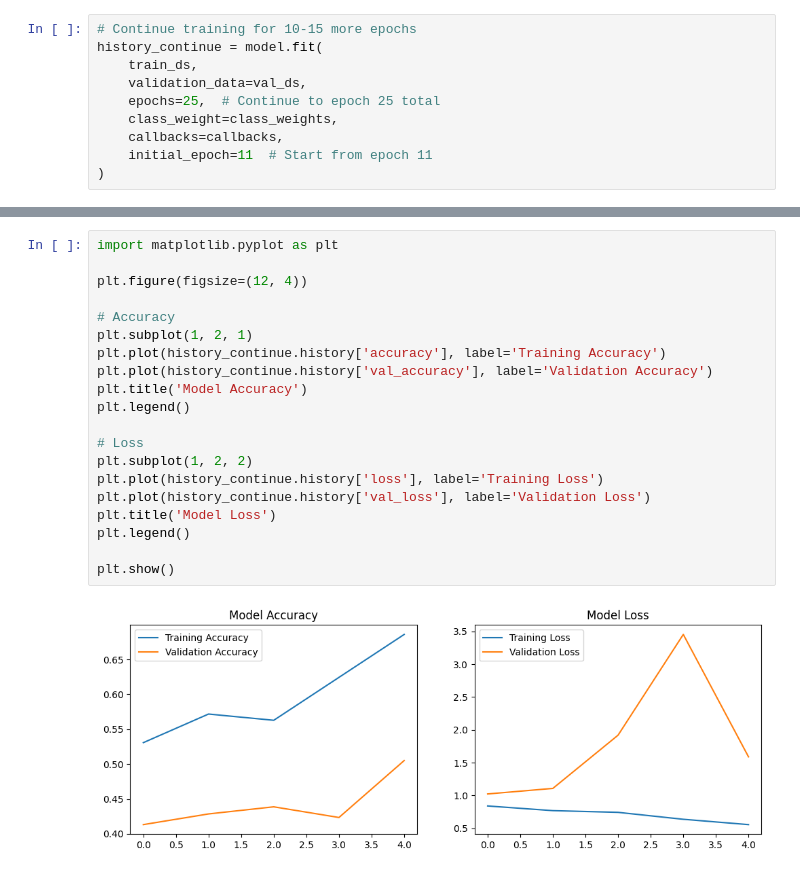
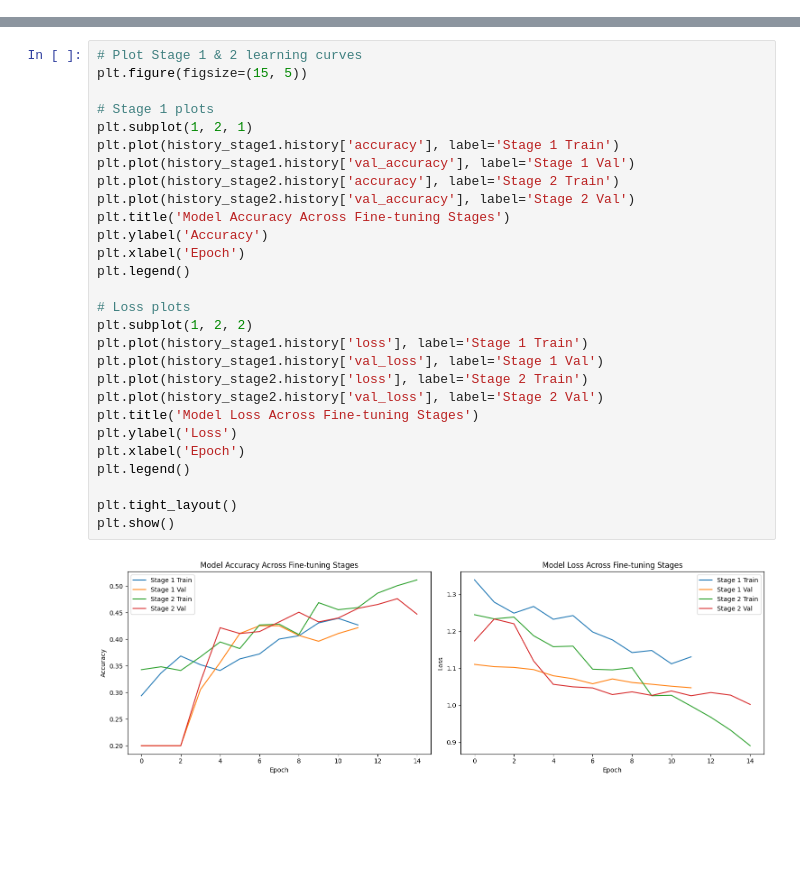
Before and after one commit to ksandeleon/automated-thermal-burn-severity-classifyer, a Jupyter notebook: the-real-and-true-training.ipynb, the cells around one changed output, grey strips where cells are left out. Saved outputs shown, nothing was run; the diff lists cells and outputs as text; blank space fills up the shorter version.

Commit message:
finished training

```diff
--- a/the-real-and-true-training.ipynb
+++ b/the-real-and-true-training.ipynb
@@ -219,10 +255,0 @@ plt.show()
-# %%
-# Continue training for 10-15 more epochs
-history_continue = model.fit(
-    train_ds,
-    validation_data=val_ds,
-    epochs=25,  # Continue to epoch 25 total
-    class_weight=class_weights,
-    callbacks=callbacks,
-    initial_epoch=11  # Start from epoch 11
-)
@@ -240,22 +382,30 @@ Epoch 16/25
 # %%
-import matplotlib.pyplot as plt
+# Plot Stage 1 & 2 learning curves
+plt.figure(figsize=(15, 5))
 
-plt.figure(figsize=(12, 4))
-
-# Accuracy
+# Stage 1 plots
 plt.subplot(1, 2, 1)
-plt.plot(history_continue.history['accuracy'], label='Training Accuracy')
-plt.plot(history_continue.history['val_accuracy'], label='Validation Accuracy')
-plt.title('Model Accuracy')
+plt.plot(history_stage1.history['accuracy'], label='Stage 1 Train')
+plt.plot(history_stage1.history['val_accuracy'], label='Stage 1 Val')
+plt.plot(history_stage2.history['accuracy'], label='Stage 2 Train')
+plt.plot(history_stage2.history['val_accuracy'], label='Stage 2 Val')
+plt.title('Model Accuracy Across Fine-tuning Stages')
+plt.ylabel('Accuracy')
+plt.xlabel('Epoch')
 plt.legend()
 
-# Loss
+# Loss plots
 plt.subplot(1, 2, 2)
-plt.plot(history_continue.history['loss'], label='Training Loss')
-plt.plot(history_continue.history['val_loss'], label='Validation Loss')
-plt.title('Model Loss')
+plt.plot(history_stage1.history['loss'], label='Stage 1 Train')
+plt.plot(history_stage1.history['val_loss'], label='Stage 1 Val')
+plt.plot(history_stage2.history['loss'], label='Stage 2 Train')
+plt.plot(history_stage2.history['val_loss'], label='Stage 2 Val')
+plt.title('Model Loss Across Fine-tuning Stages')
+plt.ylabel('Loss')
+plt.xlabel('Epoch')
 plt.legend()
 
+plt.tight_layout()
 plt.show()
 # %% [output]
-[figure, old version]
+[figure, new version]
```
Also changed, not shown: parts of 25 cells of this notebook.
